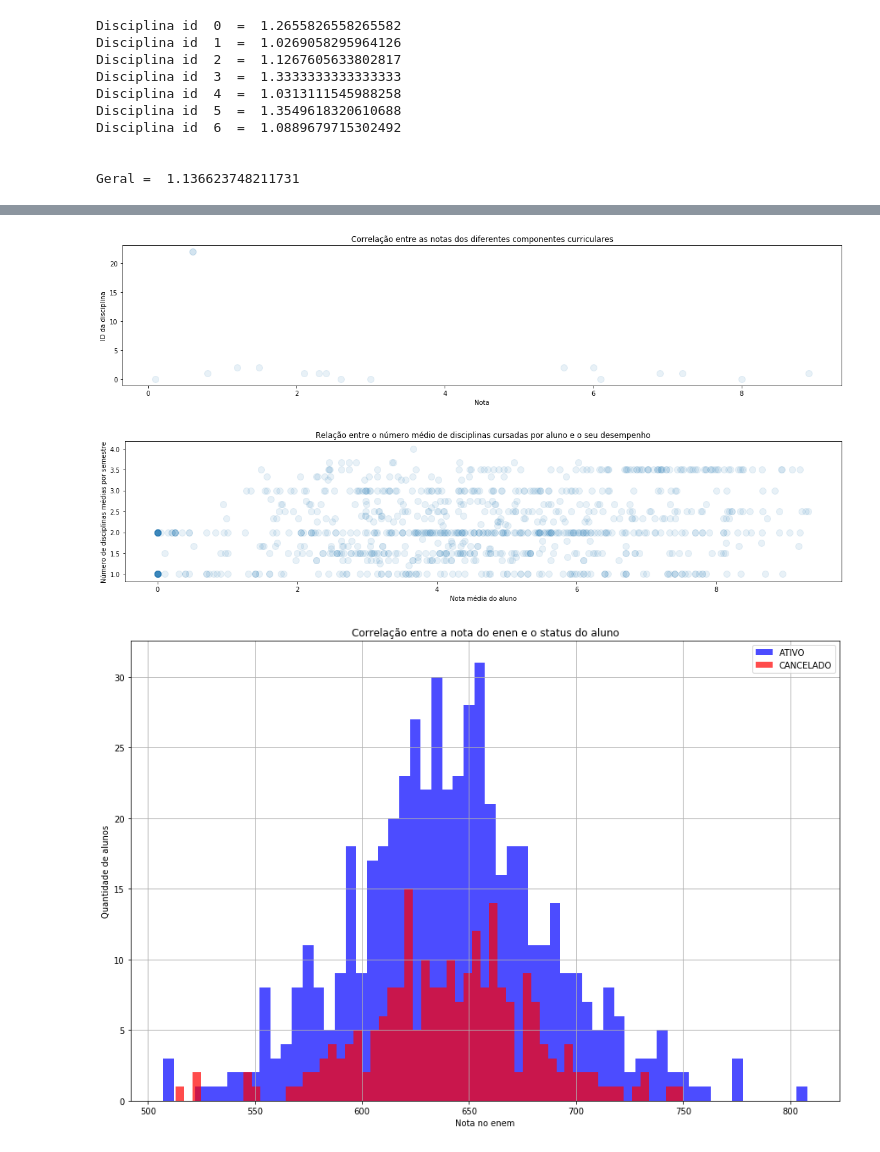
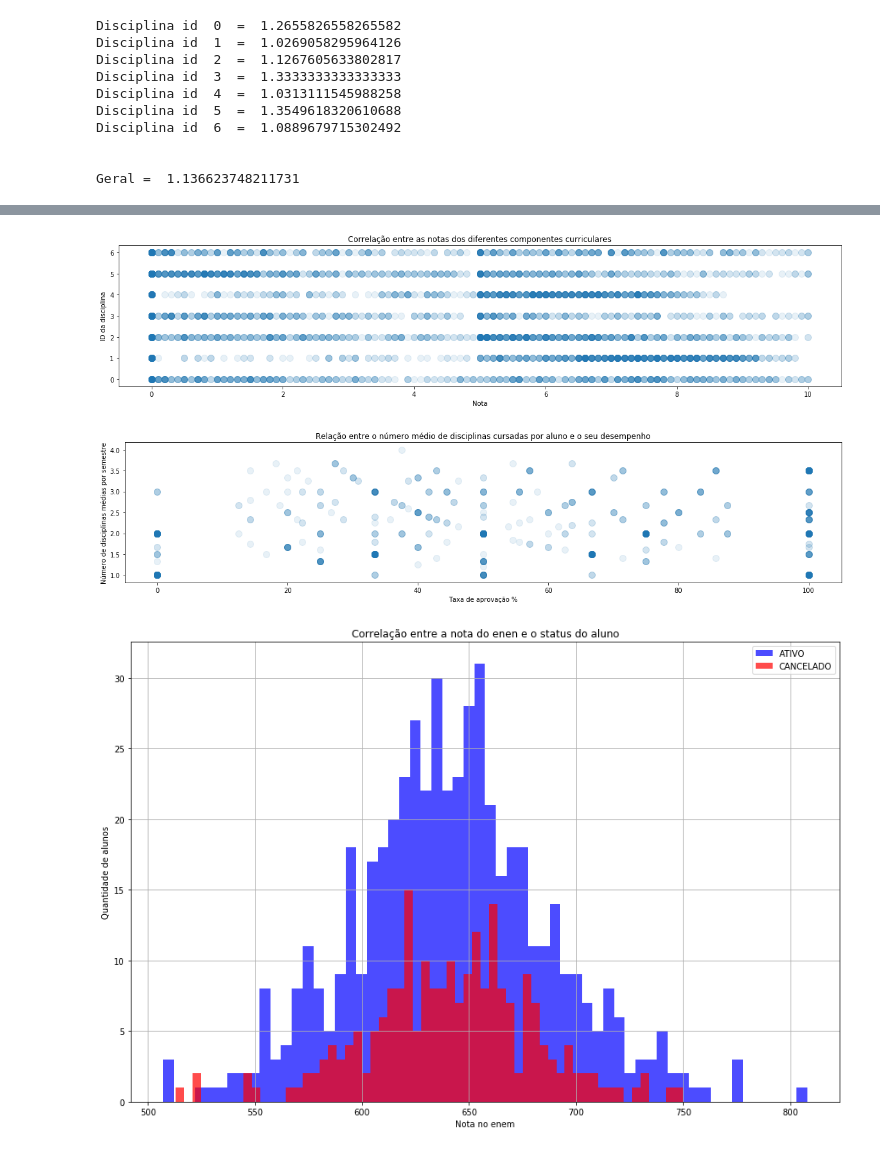
Before and after one commit to douglasboza/IMD0033_Probabilidade2017, a Jupyter notebook: p1/douglas_pinheiro_boza.ipynb, the cells around one changed output, grey strips where cells are left out. Drawn from its saved outputs; the diff is of its cells as text; code cells hidden in the pictures.

```diff
--- a/p1/douglas_pinheiro_boza.ipynb
+++ b/p1/douglas_pinheiro_boza.ipynb
@@ -5,7 +5,7 @@ import numpy as np
 
 %matplotlib inline
 
-arquivo = 'imd_notas2.xlsx'
+arquivo = 'imd_notas.xlsx'
 excel = pd.ExcelFile(arquivo)
 print(excel.sheet_names)
 dados = excel.parse(0)
@@ -117,5 +137,8 @@ plt.show()
 # %%
 #4
+
+# Criei um gráfico de dispersão com as notas na coluna X e os identificadores das disciplinas na coluna Y.
+
 fig2 = plt.figure(figsize=(20,4))
 plt.title('Correlação entre as notas dos diferentes componentes curriculares')
 plt.xlabel('Nota')
@@ -126,40 +149,43 @@ plt.scatter(X,Y, alpha=0.1, s=100)
 
 plt.show()
 # %% [output]
-[figure, old version]
+[figure, new version]
 # %%
 #5
+# - Criei uma tabela com o ID de cada aluno, a taxa de aprovação e a média da quantidade de disciplinas que ele
+# cursa por semestre.
+# - No gráfico de dispersão coloquei na coluna Y a média de disciplinas por semestre.
+# - Na coluna X coloquei a taxa de aprovação do aluno.
 
-
-dados["num_aux"]= 1
+dados["num_aux"] = 1  #cálculo do número de disciplinas cursadas pelo aluno
 num_disciplinas = dados
 num_disciplinas = num_disciplinas.groupby(['a_ID'])['num_aux'].sum().reset_index().set_index("a_ID")
 
-num_semestres = pd.DataFrame()
+num_semestres = pd.DataFrame() # cálculo do número de semestres cursados
 num_semestres["num_semestres"] = dados.drop_duplicates(['a_ID', 'ano_disciplina', 'periodo_disciplina'])['a_ID'].value_counts()
 num_semestres = num_semestres.reset_index().set_index("index")
 num_semestres.index.names = ['a_ID']
 
-nota_media = dados
-nota_media = nota_media.groupby(['a_ID'])['nota'].mean()
+taxa_aprov_alun = dados #cálculo da taxa de aprovação do aluno
+taxa_aprov_alun['status.disciplina'] = taxa_aprov_alun['status.disciplina'].replace(['Aprovado'], 1) # Altera o status para Aprovado
+taxa_aprov_alun['status.disciplina'] = taxa_aprov_alun['status.disciplina'].replace(['Reprovado'], 0) # Altera o status para Reprovado
+taxa_aprov_alun = taxa_aprov_alun.groupby(['a_ID'])['status.disciplina'].mean()
 
-num_disciplinas["media_disciplinas"] = num_disciplinas["num_aux"]/num_semestres["num_semestres"]
-num_disciplinas["media_nota"] = dados.groupby(['a_ID'])['nota'].mean()
-
+num_disciplinas["media_disciplinas"] = num_disciplinas["num_aux"]/num_semestres["num_semestres"] # média de disciplinas
 
 fig5 = plt.figure(figsize=(20,4))
 
 
 Y = num_disciplinas["media_disciplinas"]
-X = num_disciplinas["media_nota"]
+X = taxa_aprov_alun*100
 plt.scatter(X,Y, alpha=0.1, s=100)
 
 plt.title("Relação entre o número médio de disciplinas cursadas por aluno e o seu desempenho")
 plt.ylabel("Número de disciplinas médias por semestre")
-plt.xlabel("Nota média do aluno")
+plt.xlabel("Taxa de aprovação %")
 
 plt.show()
 # %% [output]
-[figure, old version]
+[figure, new version]
 # %%
 #6
```
Also changed, not shown: parts of 5 cells of this notebook.
